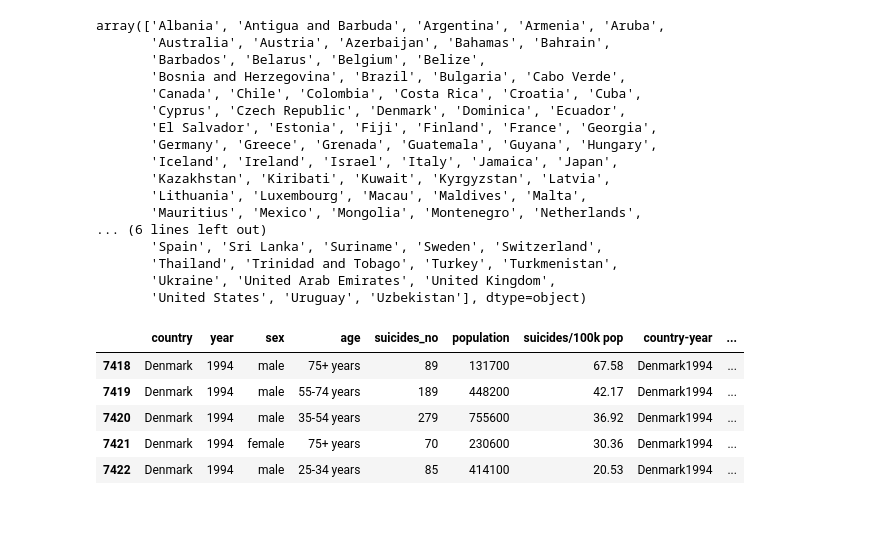
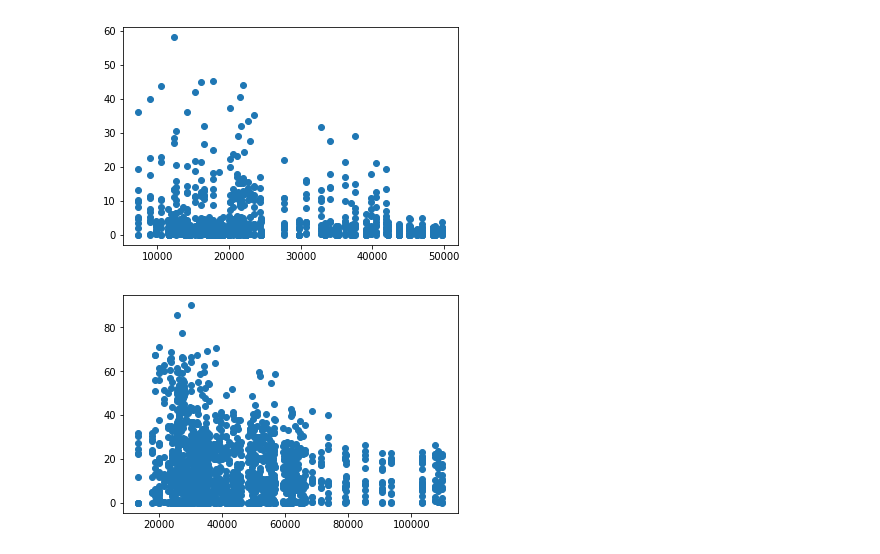
Before and after one commit to sophiazhou97/131-project, a Jupyter notebook: 131project.ipynb, the cells around one changed output. Saved outputs shown, nothing was run; the diff lists cells and outputs as text; code cells hidden in the pictures; blank space fills up the shorter version.

```diff
--- a/131project.ipynb
+++ b/131project.ipynb
@@ -16,36 +18,18 @@ total.head()
-# %%
-total.country.unique()
-# %% [output]
-array(['Albania', 'Antigua and Barbuda', 'Argentina', 'Armenia', 'Aruba',
-       'Australia', 'Austria', 'Azerbaijan', 'Bahamas', 'Bahrain',
-       'Barbados', 'Belarus', 'Belgium', 'Belize',
-       'Bosnia and Herzegovina', 'Brazil', 'Bulgaria', 'Cabo Verde',
-       'Canada', 'Chile', 'Colombia', 'Costa Rica', 'Croatia', 'Cuba',
-       'Cyprus', 'Czech Republic', 'Denmark', 'Dominica', 'Ecuador',
-       'El Salvador', 'Estonia', 'Fiji', 'Finland', 'France', 'Georgia',
-       'Germany', 'Greece', 'Grenada', 'Guatemala', 'Guyana', 'Hungary',
-       'Iceland', 'Ireland', 'Israel', 'Italy', 'Jamaica', 'Japan',
-       'Kazakhstan', 'Kiribati', 'Kuwait', 'Kyrgyzstan', 'Latvia',
-       'Lithuania', 'Luxembourg', 'Macau', 'Maldives', 'Malta',
-       'Mauritius', 'Mexico', 'Mongolia', 'Montenegro', 'Netherlands',
-... (6 lines left out)
-       'Spain', 'Sri Lanka', 'Suriname', 'Sweden', 'Switzerland',
-       'Thailand', 'Trinidad and Tobago', 'Turkey', 'Turkmenistan',
-       'Ukraine', 'United Arab Emirates', 'United Kingdom',
-       'United States', 'Uruguay', 'Uzbekistan'], dtype=object)
 # %%
 middleeastcountry=['Turkey','Israel','United Arab Emirates','Oman','Kuwait']
 northeuropecountry=['Iceland', 'Finland','Denmark','Norway','Sweden']
 
 middleeast=total[total.country.isin(middleeastcountry)]
 northeurope=total[total.country.isin(northeuropecountry)]
 
-middleeast.head()
-northeurope.head()
+
+
+plt.scatter(middleeast.gdpc,middleeast.suicide_rate)
+#middleeast.hist(column="suicide_rate", by="gdpc")
+plt.show()
+plt.scatter(northeurope.gdpc,northeurope.suicide_rate)
+plt.show()
+#northeurope.head()
 # %% [output]
-|  | country | year | sex | age | suicides_no | population | suicides/100k pop | country-year | ... |
-| 7418 | Denmark | 1994 | male | 75+ years | 89 | 131700 | 67.58 | Denmark1994 | ... |
-| 7419 | Denmark | 1994 | male | 55-74 years | 189 | 448200 | 42.17 | Denmark1994 | ... |
-| 7420 | Denmark | 1994 | male | 35-54 years | 279 | 755600 | 36.92 | Denmark1994 | ... |
-| 7421 | Denmark | 1994 | female | 75+ years | 70 | 230600 | 30.36 | Denmark1994 | ... |
-| 7422 | Denmark | 1994 | male | 25-34 years | 85 | 414100 | 20.53 | Denmark1994 | ... |
+[figure, added]
+[figure, added]
```
Also changed, not shown: parts of 11 cells of this notebook.
